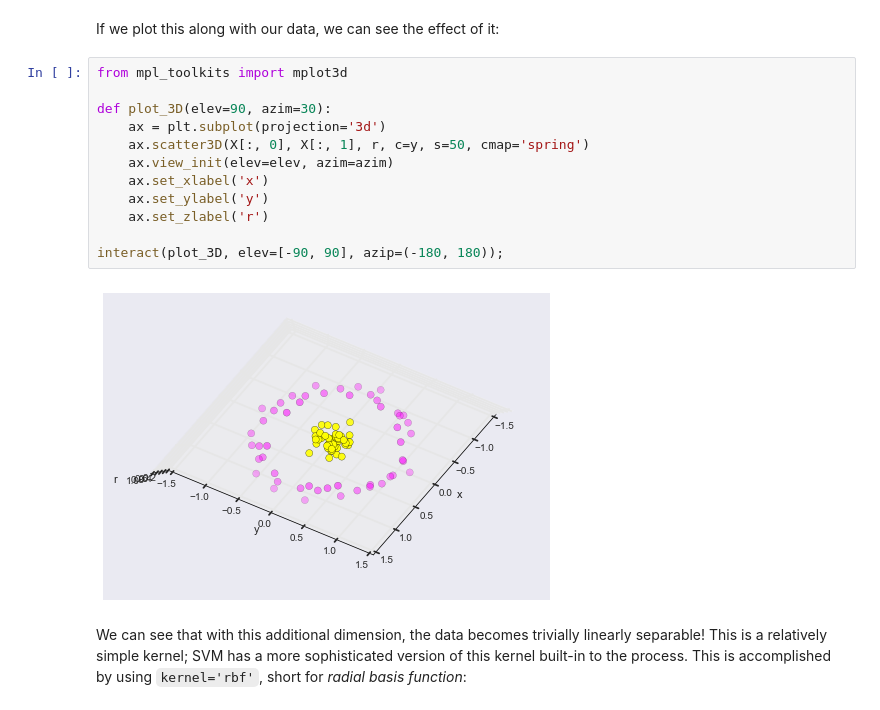
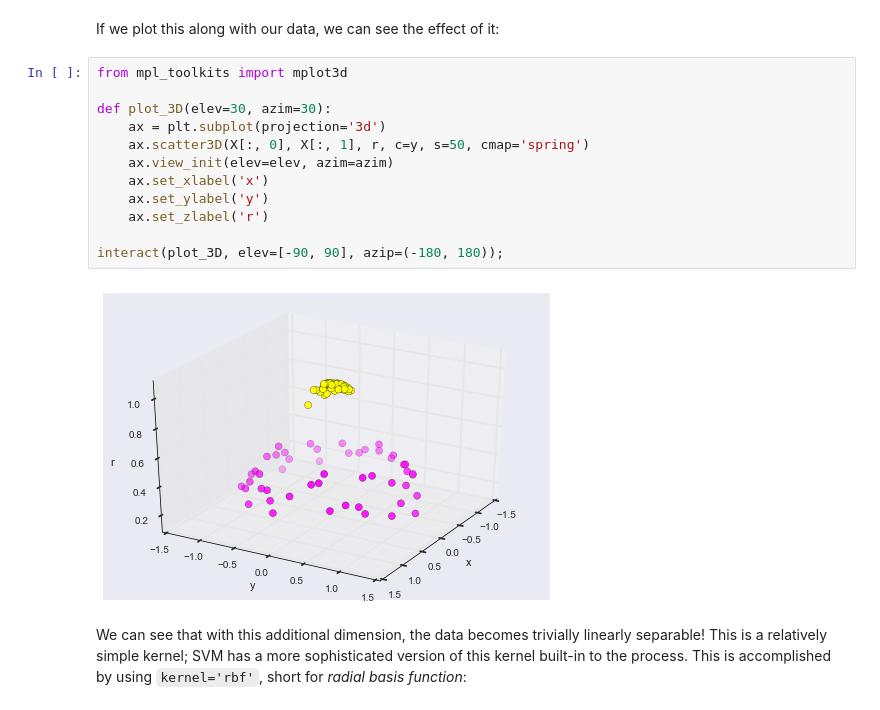
Before and after one commit to jakevdp/sklearn_pycon2015, a Jupyter notebook: notebooks/03.1-Classification-SVMs.ipynb, the cells around one changed output. Drawn from its saved outputs; the diff is of its cells as text.

```diff
--- a/notebooks/03.1-Classification-SVMs.ipynb
+++ b/notebooks/03.1-Classification-SVMs.ipynb
@@ -158,17 +159,17 @@ If we plot this along with our data, we can see the effect of it:
 # %%
 from mpl_toolkits import mplot3d
 
-def plot_3D(elev=90, azim=30):
+def plot_3D(elev=30, azim=30):
     ax = plt.subplot(projection='3d')
     ax.scatter3D(X[:, 0], X[:, 1], r, c=y, s=50, cmap='spring')
     ax.view_init(elev=elev, azim=azim)
     ax.set_xlabel('x')
     ax.set_ylabel('y')
     ax.set_zlabel('r')
 
 interact(plot_3D, elev=[-90, 90], azip=(-180, 180));
 # %% [output]
-[figure, old version]
+[figure, new version]
 # %% [markdown]
 We can see that with this additional dimension, the data becomes trivially linearly separable!
 This is a relatively simple kernel; SVM has a more sophisticated version of this kernel built-in to the process. This is accomplished by using ``kernel='rbf'``, short for *radial basis function*:
```
Also changed, not shown: parts of 3 cells of this notebook, 4 other files.
